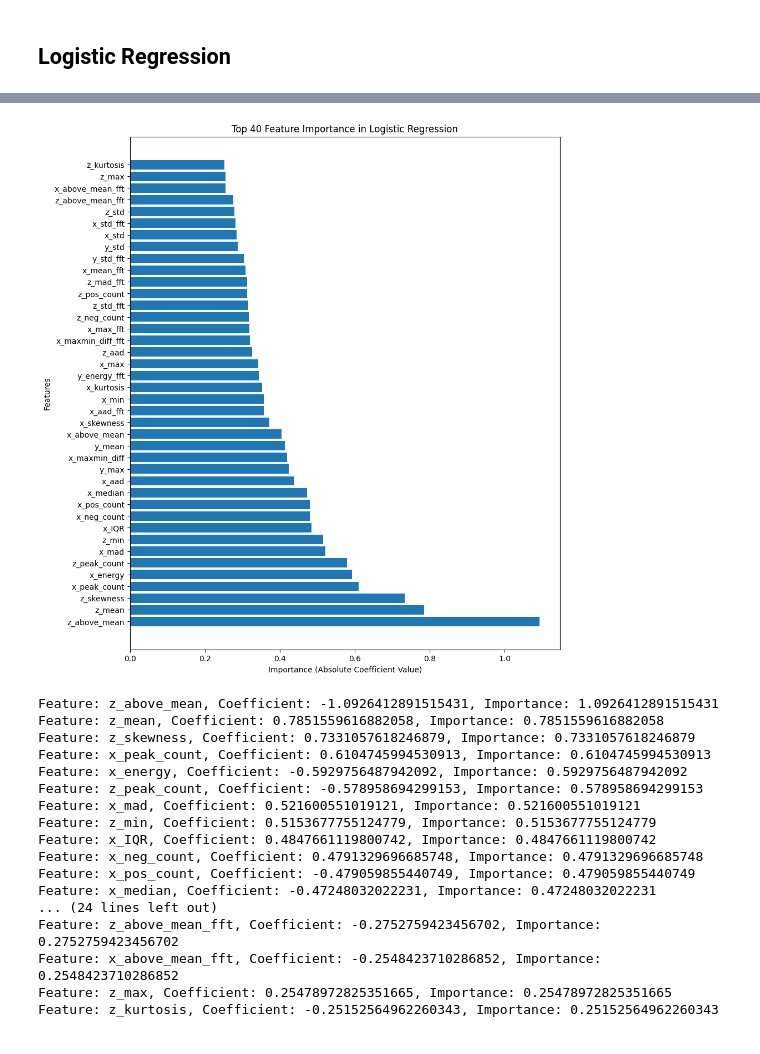
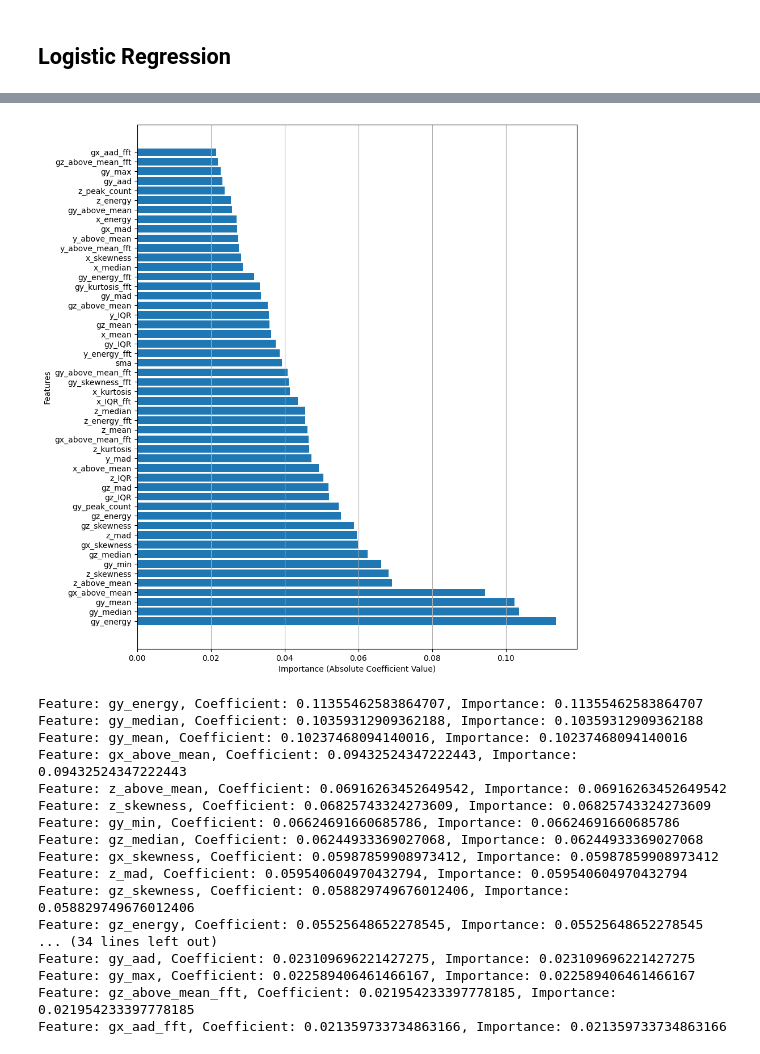
Before and after one commit to till2/ds4w-user-identification, a Jupyter notebook: classification-features.ipynb, the cells around one changed output, grey strips where cells are left out. Cells and saved outputs as stored; diff of their text form; code cells hidden in the pictures.

Commit message:
add lots of stuff
- apply change point detection
- normalization per person
- add gyroscope
- new confusion matrix
- select 50 best features via feature importance
- tuning

```diff
--- a/classification-features.ipynb
+++ b/classification-features.ipynb
@@ -302,0 +368,3 @@ X_train.shape, y_train.shape, X_test.shape, y_test.shape
+# %%
+for i in range(5):
+    plt.plot(df_train['gyroscope_x'].values[410*i : 410*i + 410 * 5])
@@ -303,7 +373,7 @@ X_train.shape, y_train.shape, X_test.shape, y_test.shape
 # %% [markdown]
 ## XGBoost
 # %%
-model = xgb.XGBClassifier(use_label_encoder=False, eval_metric='mlogloss')
+model = xgb.XGBClassifier(eval_metric='mlogloss')
 model.fit(X_train, y_train)
 # %% [output]
 XGBClassifier(base_score=None, booster=None, callbacks=None,
@@ -317,3 +387,30 @@ XGBClassifier(base_score=None, booster=None, callbacks=None,
               max_leaves=None, min_child_weight=None, missing=nan,
               monotone_constraints=None, multi_strategy=None, n_estimators=None,
               n_jobs=None, num_parallel_tree=None, objective='multi:softprob', ...)
+# %%
+# Compute the confusion matrix
+y_pred = model.predict(X_test)
+cm = confusion_matrix(y_test, y_pred)
+
+# Plot the confusion matrix
+fig, ax = plt.subplots(figsize=(10, 7))
+cax = ax.matshow(cm, cmap='GnBu') # Blues
+fig.colorbar(cax)
+
+# Set axis labels
+ax.set_xticks(np.arange(cm.shape[1]))
+ax.set_yticks(np.arange(cm.shape[0]))
+ax.set_xticklabels(np.arange(cm.shape[0]))
+ax.set_yticklabels(np.arange(cm.shape[1]))
+ax.xaxis.set_ticks_position('bottom')
+plt.xlabel('Predicted')
+plt.ylabel('True')
+
+
+# Add annotations
+for i in range(cm.shape[0]):
+    for j in range(cm.shape[1]):
+        ax.text(j, i, cm[i, j], ha='center', va='center', color='black')
+
+plt.title('Confusion Matrix')
+plt.show()
@@ -370,7 +457,7 @@ scaler.fit(X_train)
 X_train_data_lr = scaler.transform(X_train)
 X_test_data_lr = scaler.transform(X_test)
 # logistic regression model
-lr = LogisticRegression(random_state = 21)
+lr = LogisticRegression(multi_class='multinomial', penalty='l1', solver='saga', C=0.05, random_state = 21)
 lr.fit(X_train_data_lr, y_train)
 y_pred = lr.predict(X_test_data_lr)
 print("Accuracy:", accuracy_score(y_test, y_pred))
@@ -397,48 +484,48 @@ weighted avg       0.99      0.99      0.99       918
 # %%
 # Feature importance
 feature_names = X_train.columns
-coefficients = lr.coef_[0]
+coefficients = np.abs(lr.coef_).mean(0)
 importance = np.abs(coefficients)
 
 # Sort features by importance
 sorted_indices = np.argsort(importance)[::-1]
 sorted_features = [feature_names[i] for i in sorted_indices]
 sorted_coefficients = coefficients[sorted_indices]
 sorted_importance = importance[sorted_indices]
 
 # Select top 40 features
-top_n = 40
+top_n = 50 # 188
 top_features = sorted_features[:top_n]
 top_coefficients = sorted_coefficients[:top_n]
 top_importance = sorted_importance[:top_n]
 
 # Create horizontal bar chart
 plt.figure(figsize=(10, 12))
 plt.barh(range(len(top_features)), top_importance, tick_label=top_features)
 plt.xlabel('Importance (Absolute Coefficient Value)')
 plt.ylabel('Features')
-plt.title('Top 40 Feature Importance in Logistic Regression')
+#plt.title('Top 40 Feature Importance in Logistic Regression')
+plt.grid(axis='x')
 plt.show()
-
 
 for feature, coef, imp in zip(top_features, top_coefficients, top_importance):
     print(f"Feature: {feature}, Coefficient: {coef}, Importance: {imp}")
 # %% [output]
-[figure, old version]
+[figure, new version]
-Feature: z_above_mean, Coefficient: -1.0926412891515431, Importance: 1.0926412891515431
-Feature: z_mean, Coefficient: 0.7851559616882058, Importance: 0.7851559616882058
-Feature: z_skewness, Coefficient: 0.7331057618246879, Importance: 0.7331057618246879
-Feature: x_peak_count, Coefficient: 0.6104745994530913, Importance: 0.6104745994530913
-Feature: x_energy, Coefficient: -0.5929756487942092, Importance: 0.5929756487942092
-Feature: z_peak_count, Coefficient: -0.578958694299153, Importance: 0.578958694299153
-Feature: x_mad, Coefficient: 0.521600551019121, Importance: 0.521600551019121
-Feature: z_min, Coefficient: 0.5153677755124779, Importance: 0.5153677755124779
-Feature: x_IQR, Coefficient: 0.4847661119800742, Importance: 0.4847661119800742
-Feature: x_neg_count, Coefficient: 0.4791329696685748, Importance: 0.4791329696685748
-Feature: x_pos_count, Coefficient: -0.479059855440749, Importance: 0.479059855440749
-Feature: x_median, Coefficient: -0.47248032022231, Importance: 0.47248032022231
-... (24 lines left out)
-Feature: z_above_mean_fft, Coefficient: -0.2752759423456702, Importance: 0.2752759423456702
-Feature: x_above_mean_fft, Coefficient: -0.2548423710286852, Importance: 0.2548423710286852
-Feature: z_max, Coefficient: 0.25478972825351665, Importance: 0.25478972825351665
-Feature: z_kurtosis, Coefficient: -0.25152564962260343, Importance: 0.25152564962260343
+Feature: gy_energy, Coefficient: 0.11355462583864707, Importance: 0.11355462583864707
+Feature: gy_median, Coefficient: 0.10359312909362188, Importance: 0.10359312909362188
+Feature: gy_mean, Coefficient: 0.10237468094140016, Importance: 0.10237468094140016
+Feature: gx_above_mean, Coefficient: 0.09432524347222443, Importance: 0.09432524347222443
+Feature: z_above_mean, Coefficient: 0.06916263452649542, Importance: 0.06916263452649542
+Feature: z_skewness, Coefficient: 0.06825743324273609, Importance: 0.06825743324273609
+Feature: gy_min, Coefficient: 0.06624691660685786, Importance: 0.06624691660685786
+Feature: gz_median, Coefficient: 0.06244933369027068, Importance: 0.06244933369027068
+Feature: gx_skewness, Coefficient: 0.05987859908973412, Importance: 0.05987859908973412
+Feature: z_mad, Coefficient: 0.059540604970432794, Importance: 0.059540604970432794
+Feature: gz_skewness, Coefficient: 0.058829749676012406, Importance: 0.058829749676012406
+Feature: gz_energy, Coefficient: 0.05525648652278545, Importance: 0.05525648652278545
+... (34 lines left out)
+Feature: gy_aad, Coefficient: 0.023109696221427275, Importance: 0.023109696221427275
+Feature: gy_max, Coefficient: 0.022589406461466167, Importance: 0.022589406461466167
+Feature: gz_above_mean_fft, Coefficient: 0.021954233397778185, Importance: 0.021954233397778185
+Feature: gx_aad_fft, Coefficient: 0.021359733734863166, Importance: 0.021359733734863166
```
Also changed, not shown: parts of 30 cells of this notebook.
